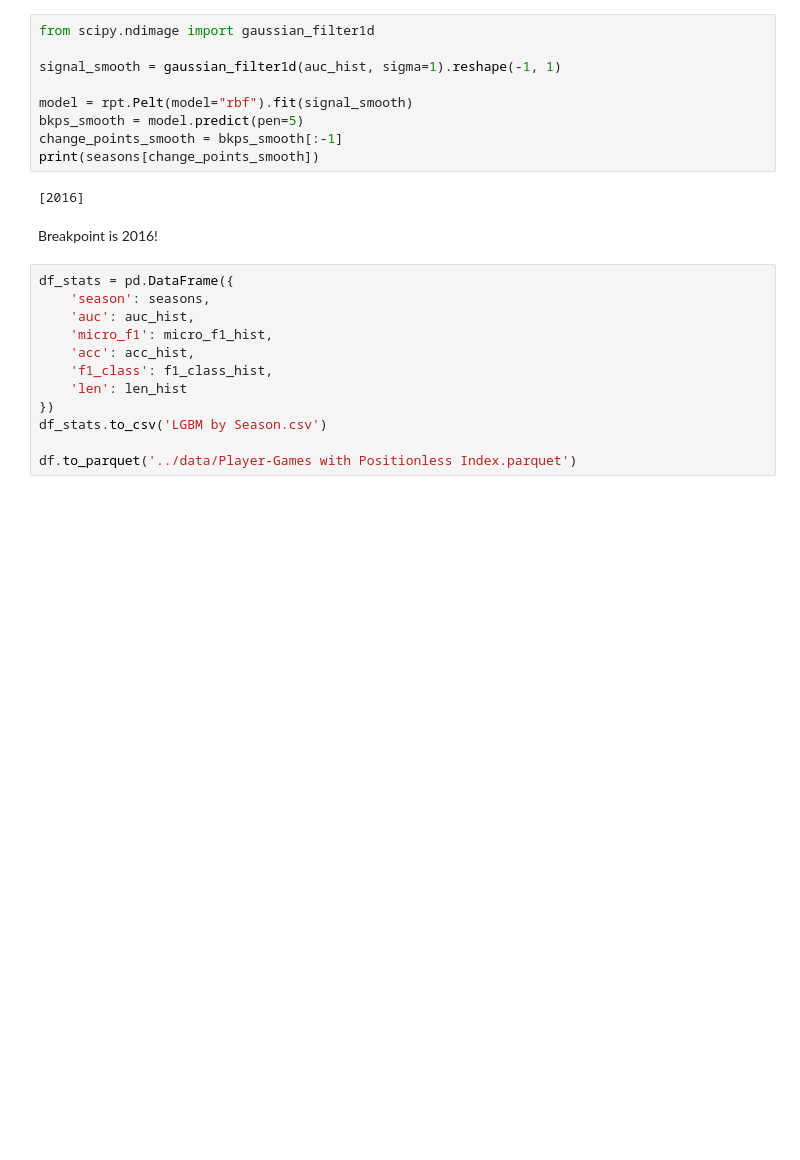
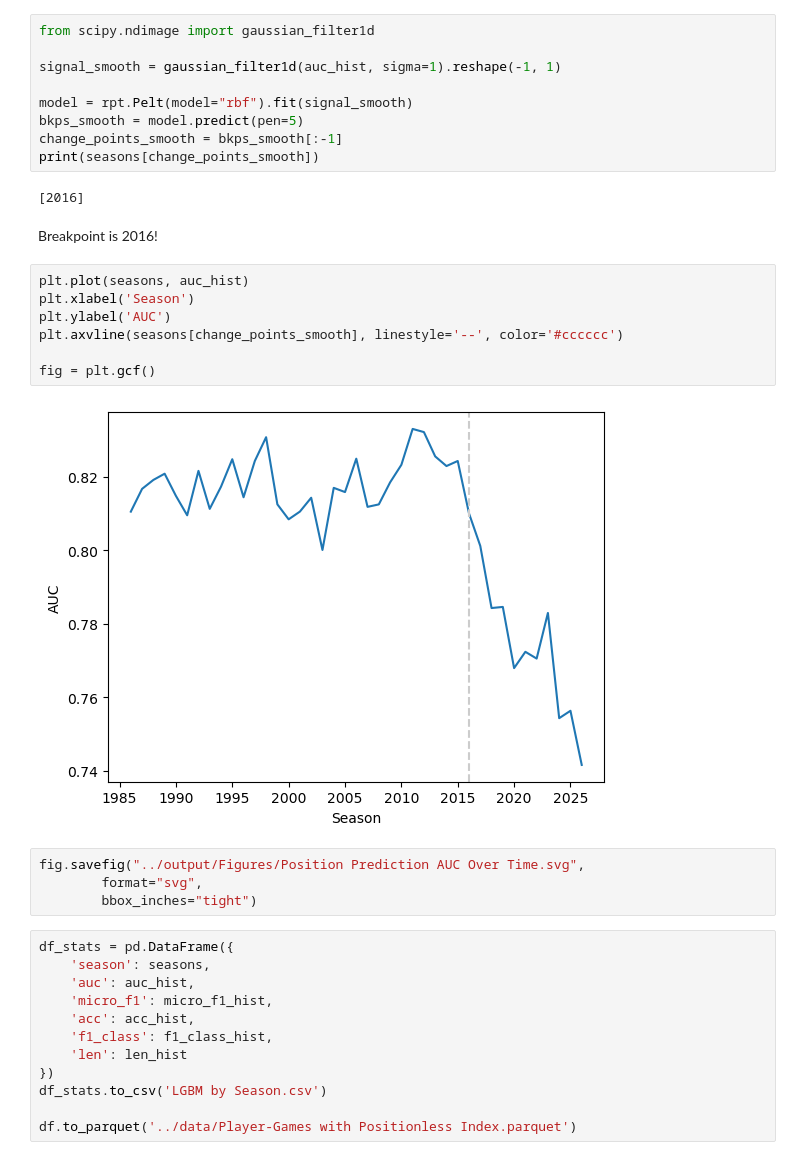
Before and after one commit to vedanttapiavala/positionless-NBA-analytics, a Jupyter notebook: code/006_change_point_detection.ipynb, the cells around one changed output. Saved outputs shown, nothing was run; the diff lists cells and outputs as text; blank space fills up the shorter version.

```diff
--- a/code/006_change_point_detection.ipynb
+++ b/code/006_change_point_detection.ipynb
@@ -255,6 +255,19 @@ print(seasons[change_points_smooth])
 [2016]
 # %% [markdown]
 Breakpoint is 2016!
+# %%
+plt.plot(seasons, auc_hist)
+plt.xlabel('Season')
+plt.ylabel('AUC')
+plt.axvline(seasons[change_points_smooth], linestyle='--', color='#cccccc')
+
+fig = plt.gcf()
+# %% [output]
+[figure, added]
+# %%
+fig.savefig("../output/Figures/Position Prediction AUC Over Time.svg",
+        format="svg",
+        bbox_inches="tight")
 # %%
 df_stats = pd.DataFrame({
     'season': seasons,
```
Also changed, not shown: parts of 4 cells of this notebook, 6 other files.
